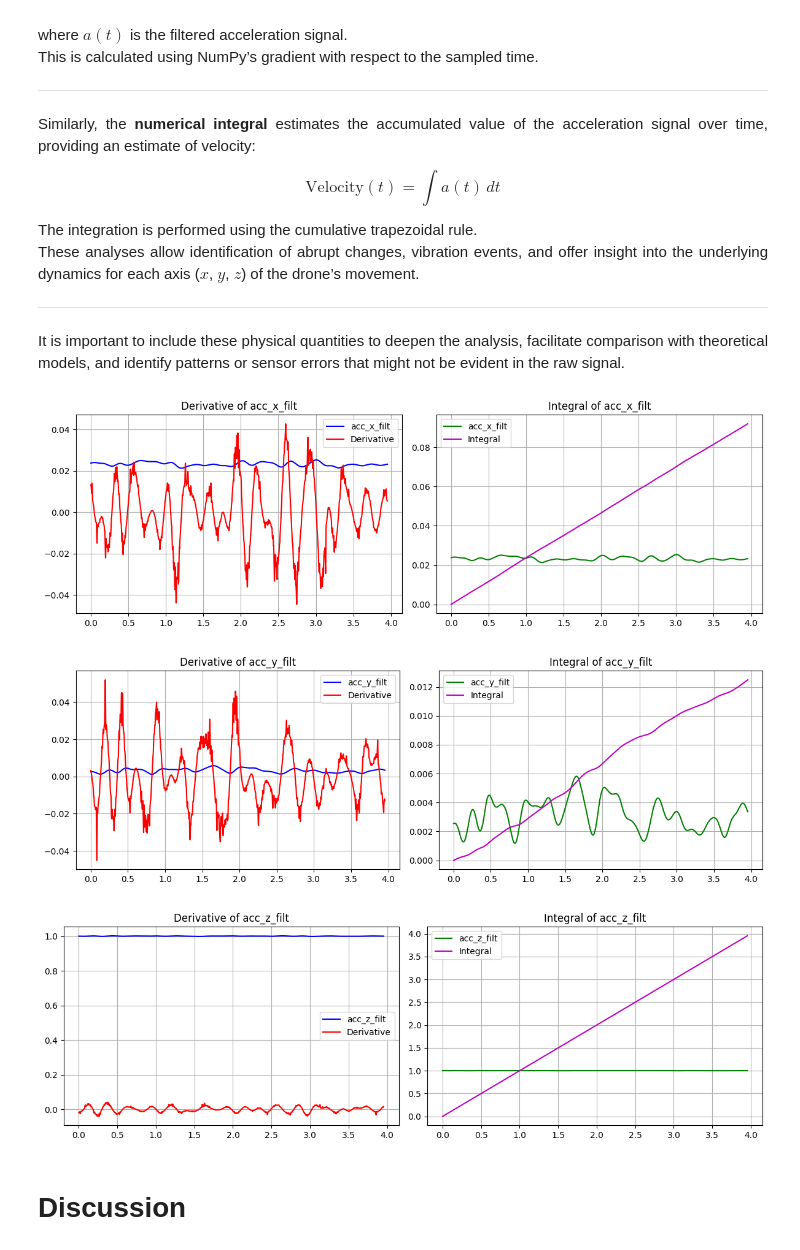
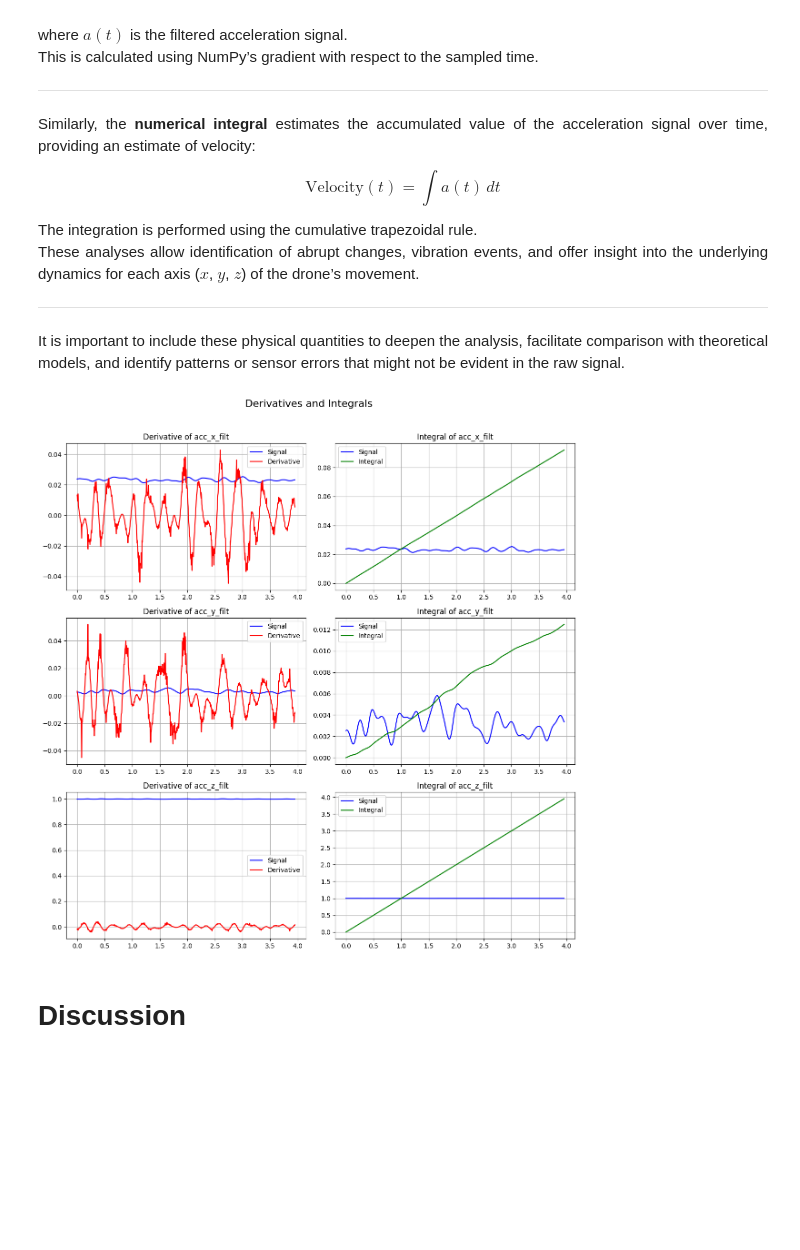
Before and after one commit to BREIMER606/Programaci-n-Cient-fica, a Jupyter notebook: Laboratorio_1/Lab1_Pct.ipynb, the cells around one changed output. Cells and saved outputs as stored; diff of their text form; code cells hidden in the pictures; blank space fills up the shorter version.

```diff
--- a/Laboratorio_1/Lab1_Pct.ipynb
+++ b/Laboratorio_1/Lab1_Pct.ipynb
@@ -182,6 +139,0 @@ class FilterAndFrequency:
-# %%
-# === Filters & FFT Analysis ===
-columns = list(corr.columns)
-analysis1 = FilterAndFrequency(df, columns)
-analysis1.run()
-analysis1.plot_fft(['acc_x', 'acc_y', 'acc_z'])
@@ -275,10 +280,48 @@ class DerivativeAndIntegral:
-# %%
-# 2. Corre derivadas e integrales
-analysis2 = DerivativeAndIntegral(ff)
-analysis2.plot_all(['acc_x', 'acc_y', 'acc_z'])
-# %% [output]
-[figure, removed]
-[figure, removed]
-[figure, removed]
+# %%
+def compute_derivative(df, column, time_col='t_pose'):
+    time = df[time_col].values
+    y = df[column].values
+    dydt = np.gradient(y, time)
+    return time, dydt
+
+def compute_integral(df, column, time_col='t_pose'):
+    time = df[time_col].values
+    y = df[column].values
+    integral = cumtrapz(y, time, initial=0)
+    return time, integral
+
+def plot_derivative_and_integral_side_by_side(df, columns, time_col='t_pose', num_points=800):
+    n = len(columns)
+    fig, axes = plt.subplots(n, 2, figsize=(12, 4*n))  # n filas, 2 columnas
+
+    fig.suptitle("Derivatives and Integrals", fontsize=16, y=1.02)  # título general
+
+    for i, col in enumerate(columns):
+        time, deriv = compute_derivative(df, col, time_col)
+        _, integ = compute_integral(df, col, time_col)
+
+        # Derivada
+        axes[i, 0].plot(time[:num_points], df[col].values[:num_points], label='Signal', color='blue')
+        axes[i, 0].plot(time[:num_points], deriv[:num_points], label='Derivative', color='red')
+        axes[i, 0].set_title(f"Derivative of {col}")
+        axes[i, 0].legend()
+        axes[i, 0].grid(True)
+
+        # Integral
+        axes[i, 1].plot(time[:num_points], df[col].values[:num_points], label='Signal', color='blue')
+        axes[i, 1].plot(time[:num_points], integ[:num_points], label='Integral', color='green')
+        axes[i, 1].set_title(f"Integral of {col}")
+        axes[i, 1].legend()
+        axes[i, 1].grid(True)
+
+    plt.tight_layout()
+    plt.show()
+
+
+# Uso
+columns_to_plot = ['acc_x_filt', 'acc_y_filt', 'acc_z_filt']
+plot_derivative_and_integral_side_by_side(processor.df, columns_to_plot)
+# %% [output]
+[figure, added]
 # %% [markdown]
 # Discussion
```
Also changed, not shown: parts of 12 cells of this notebook.
